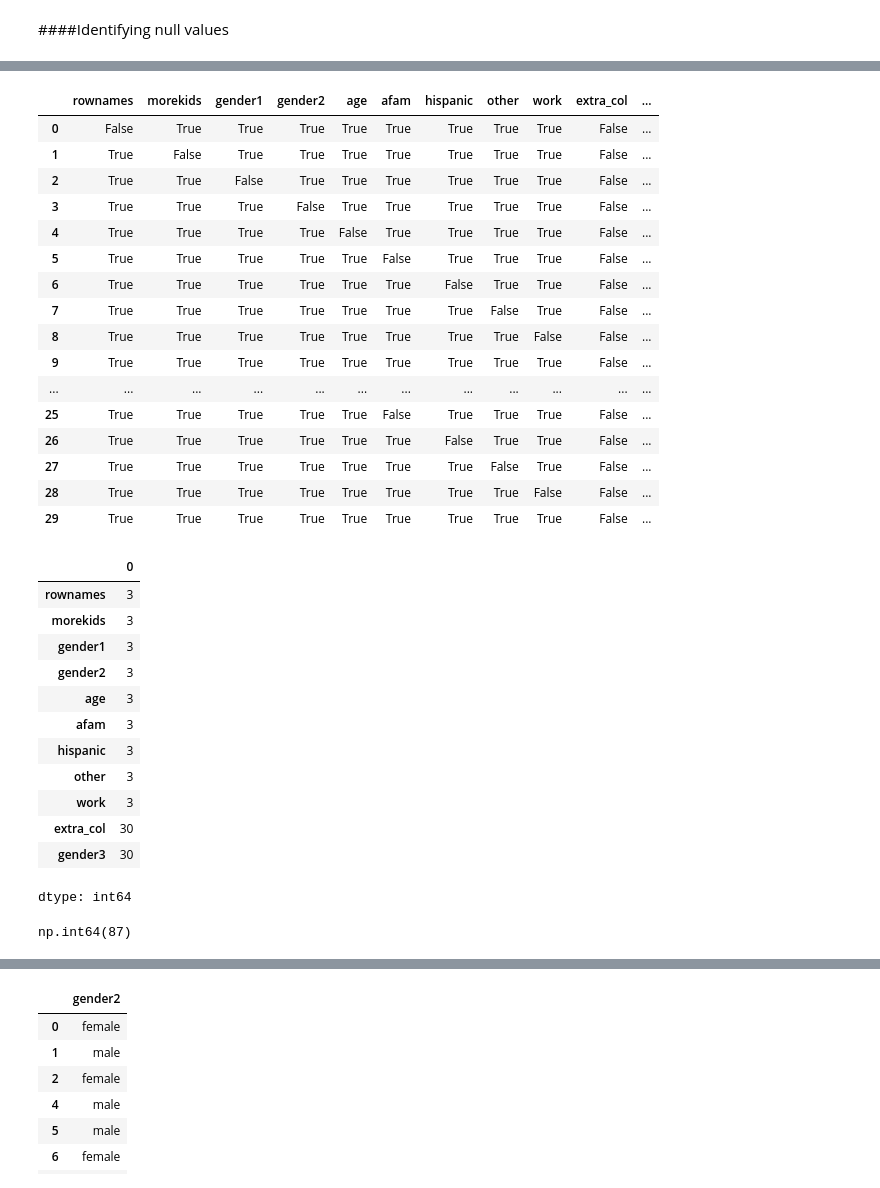
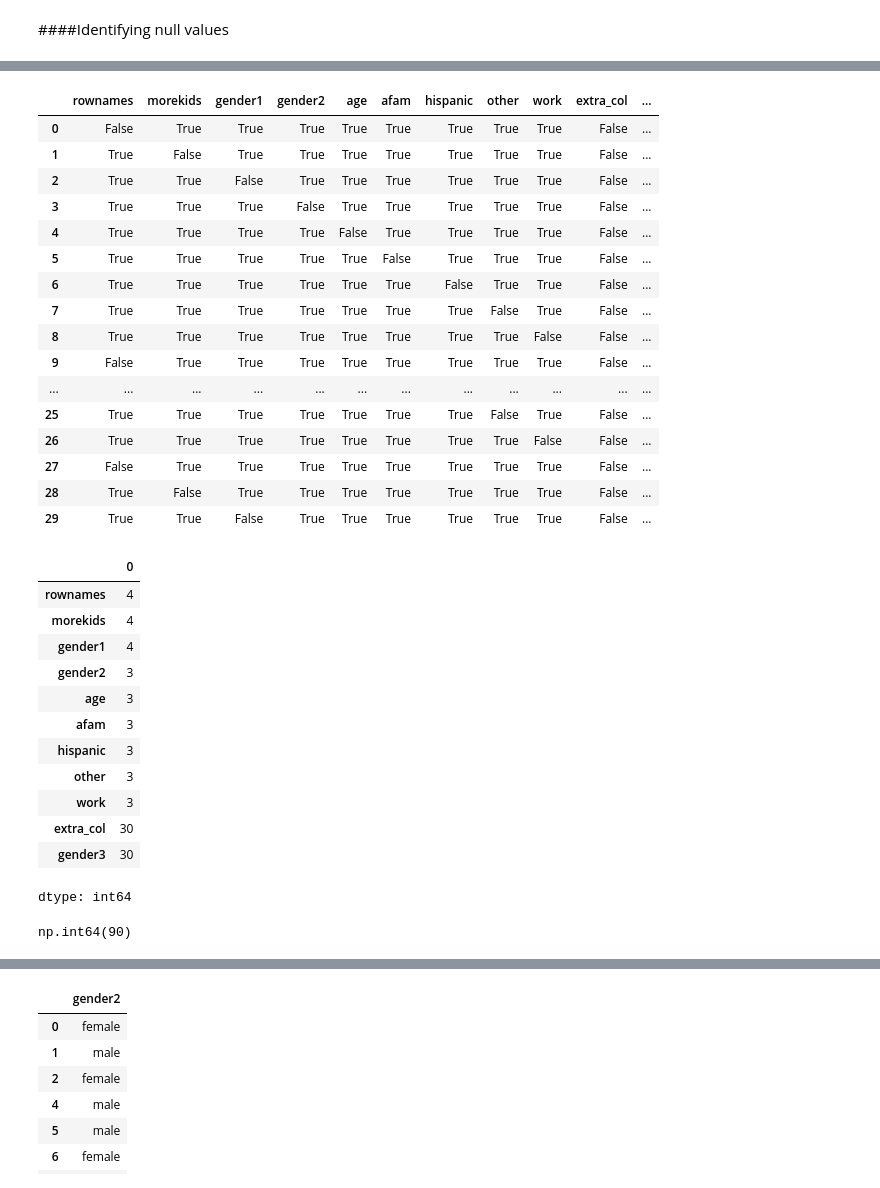
Before and after one commit to devashish1110/EDA_assignments, a Jupyter notebook: 22BDS0093.ipynb, the cells around one changed output, grey strips where cells are left out. Saved outputs shown, nothing was run; the diff lists cells and outputs as text; code cells hidden in the pictures.

```diff
--- a/22BDS0093.ipynb
+++ b/22BDS0093.ipynb
@@ -446,6 +476,6 @@ print(replaced[["rownames", "work"]].head(15))
 # %% [markdown]
 ##Handling Missing Data
 # %%
-df = df.head(30)
+df_miss = df.head(30)
 # %%
-df["extra_col"] = np.nan
+df_miss["extra_col"] = np.nan
@@ -452,6 +488,6 @@ df["extra_col"] = np.nan
 # %%
 # introduce one NaN in each row
-for i in range(len(df)):
-    df.iloc[i, i % df.shape[1]] = np.nan   # rotate through columns
+for i in range(len(df_miss)):
+    df_miss.iloc[i, i % df.shape[1]] = np.nan   # rotate through columns
 # %%
-df["gender3"] = np.nan
+df_miss["gender3"] = np.nan
@@ -500,30 +542,30 @@ df.isnull()
 # %%
-df.notnull()
+df_miss.notnull()
 # %% [output]
 |  | rownames | morekids | gender1 | gender2 | age | afam | hispanic | other | work | extra_col | ... |
 | 0 | False | True | True | True | True | True | True | True | True | False | ... |
 | 1 | True | False | True | True | True | True | True | True | True | False | ... |
 | 2 | True | True | False | True | True | True | True | True | True | False | ... |
 | 3 | True | True | True | False | True | True | True | True | True | False | ... |
 | 4 | True | True | True | True | False | True | True | True | True | False | ... |
 | 5 | True | True | True | True | True | False | True | True | True | False | ... |
 | 6 | True | True | True | True | True | True | False | True | True | False | ... |
 | 7 | True | True | True | True | True | True | True | False | True | False | ... |
 | 8 | True | True | True | True | True | True | True | True | False | False | ... |
-| 9 | True | True | True | True | True | True | True | True | True | False | ... |
+| 9 | False | True | True | True | True | True | True | True | True | False | ... |
 | ... | ... | ... | ... | ... | ... | ... | ... | ... | ... | ... | ... |
-| 25 | True | True | True | True | True | False | True | True | True | False | ... |
-| 26 | True | True | True | True | True | True | False | True | True | False | ... |
-| 27 | True | True | True | True | True | True | True | False | True | False | ... |
-| 28 | True | True | True | True | True | True | True | True | False | False | ... |
-| 29 | True | True | True | True | True | True | True | True | True | False | ... |
+| 25 | True | True | True | True | True | True | True | False | True | False | ... |
+| 26 | True | True | True | True | True | True | True | True | False | False | ... |
+| 27 | False | True | True | True | True | True | True | True | True | False | ... |
+| 28 | True | False | True | True | True | True | True | True | True | False | ... |
+| 29 | True | True | False | True | True | True | True | True | True | False | ... |
 # %%
-df.isnull().sum()
+df_miss.isnull().sum()
 # %% [output]
 |  | 0 |
-| rownames | 3 |
-| morekids | 3 |
-| gender1 | 3 |
+| rownames | 4 |
+| morekids | 4 |
+| gender1 | 4 |
 | gender2 | 3 |
 | age | 3 |
 | afam | 3 |
@@ -534,7 +576,7 @@ df.isnull().sum()
 | gender3 | 30 |
 dtype: int64
 # %%
-df.isnull().sum().sum()
+df_miss.isnull().sum().sum()
 # %% [output]
-np.int64(87)
+np.int64(90)
 # %%
```
Also changed, not shown: parts of 98 cells of this notebook.
